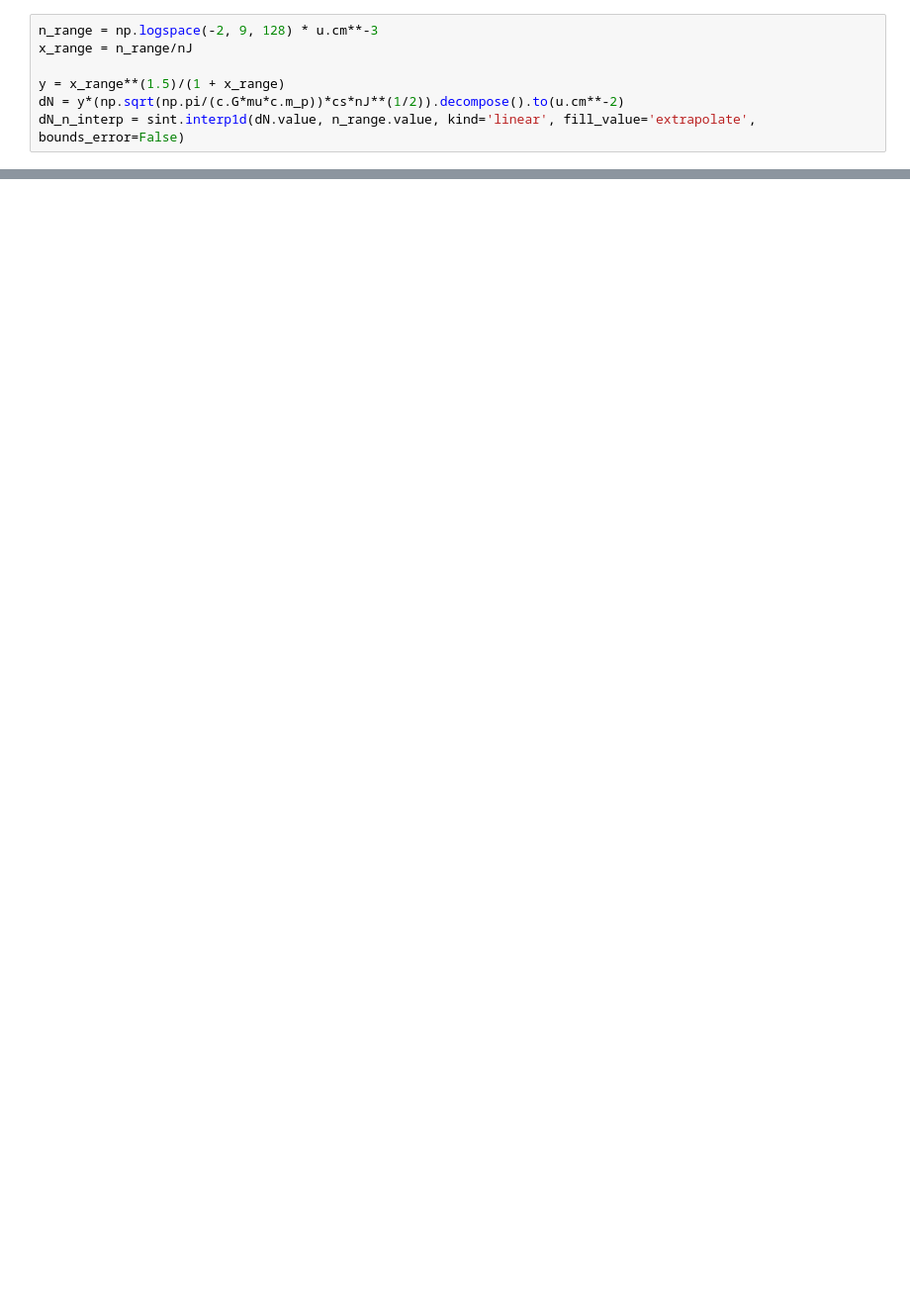
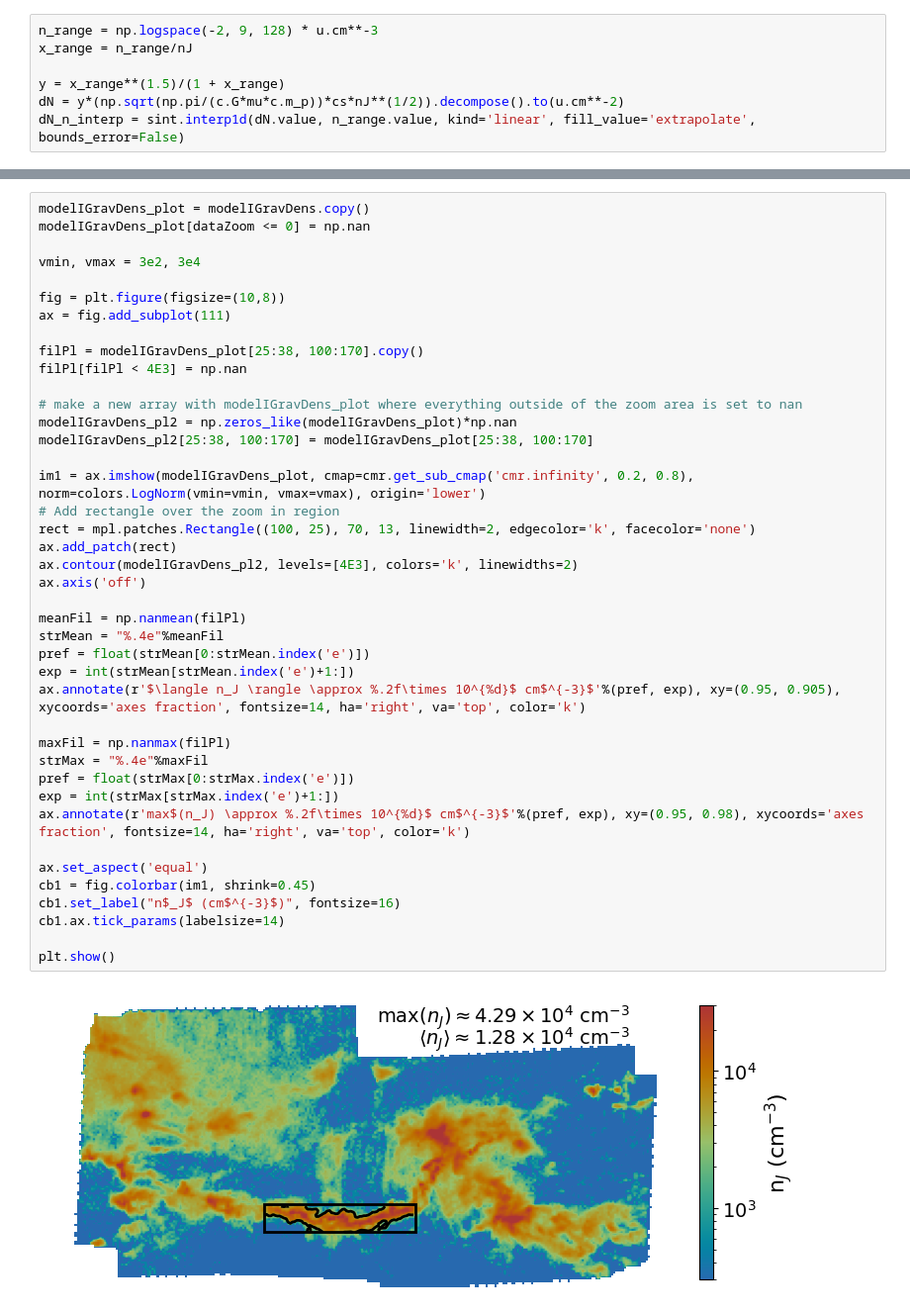
Before and after one commit to AstroBrandt/GMCDensityEstimation, a Jupyter notebook: HGBS_estimateNumberDensity.ipynb, the cells around one changed output, grey strips where cells are left out. Shown at 99% size. Drawn from its saved outputs; the diff is of its cells as text; blank space fills up the shorter version.

```diff
--- a/HGBS_estimateNumberDensity.ipynb
+++ b/HGBS_estimateNumberDensity.ipynb
@@ -715,0 +489,43 @@ np.save("data/ModelIIGravCol_%s"%cloudName, modelIIGravCol)
+# %%
+modelIGravDens_plot = modelIGravDens.copy()
+modelIGravDens_plot[dataZoom <= 0] = np.nan
+
+vmin, vmax = 3e2, 3e4
+
+fig = plt.figure(figsize=(10,8))
+ax = fig.add_subplot(111)
+
+filPl = modelIGravDens_plot[25:38, 100:170].copy()
+filPl[filPl < 4E3] = np.nan
+
+# make a new array with modelIGravDens_plot where everything outside of the zoom area is set to nan
+modelIGravDens_pl2 = np.zeros_like(modelIGravDens_plot)*np.nan
+modelIGravDens_pl2[25:38, 100:170] = modelIGravDens_plot[25:38, 100:170]
+
+im1 = ax.imshow(modelIGravDens_plot, cmap=cmr.get_sub_cmap('cmr.infinity', 0.2, 0.8), norm=colors.LogNorm(vmin=vmin, vmax=vmax), origin='lower')
+# Add rectangle over the zoom in region
+rect = mpl.patches.Rectangle((100, 25), 70, 13, linewidth=2, edgecolor='k', facecolor='none')
+ax.add_patch(rect)
+ax.contour(modelIGravDens_pl2, levels=[4E3], colors='k', linewidths=2)
+ax.axis('off')
+
+meanFil = np.nanmean(filPl)
+strMean = "%.4e"%meanFil
+pref = float(strMean[0:strMean.index('e')])
+exp = int(strMean[strMean.index('e')+1:])
+ax.annotate(r'$\langle n_J \rangle \approx %.2f\times 10^{%d}$ cm$^{-3}$'%(pref, exp), xy=(0.95, 0.905), xycoords='axes fraction', fontsize=14, ha='right', va='top', color='k')
+
+maxFil = np.nanmax(filPl)
+strMax = "%.4e"%maxFil
+pref = float(strMax[0:strMax.index('e')])
+exp = int(strMax[strMax.index('e')+1:])
+ax.annotate(r'max$(n_J) \approx %.2f\times 10^{%d}$ cm$^{-3}$'%(pref, exp), xy=(0.95, 0.98), xycoords='axes fraction', fontsize=14, ha='right', va='top', color='k')
+
+ax.set_aspect('equal')
+cb1 = fig.colorbar(im1, shrink=0.45)
+cb1.set_label("n$_J$ (cm$^{-3}$)", fontsize=16)
+cb1.ax.tick_params(labelsize=14)
+
+plt.show()
+# %% [output]
+[figure, added]
```
Also changed, not shown: parts of 60 cells of this notebook, 5 other files.
